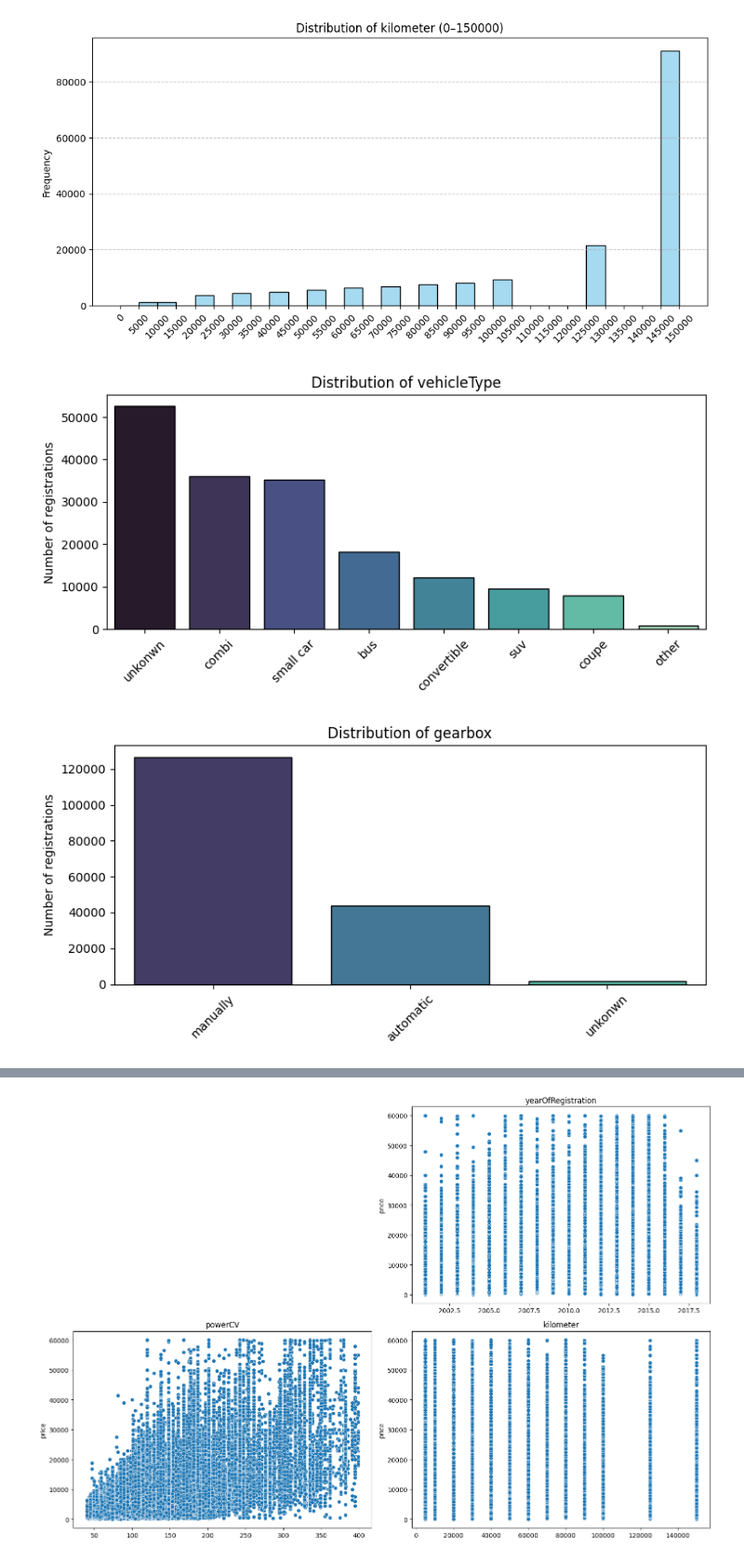
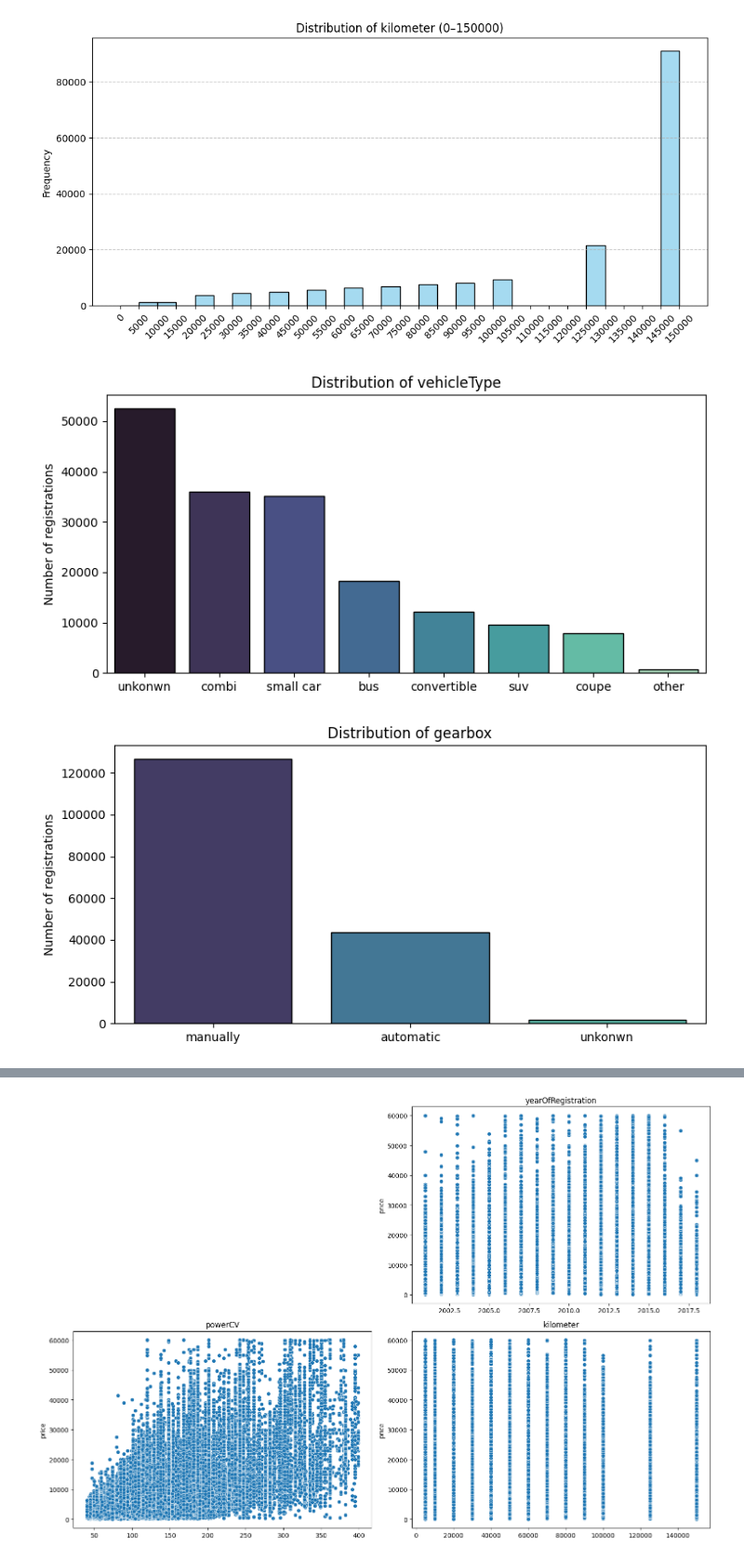
Before and after one commit to SupernovaIa/Project-ML-CarPricePrediction, a Jupyter notebook: notebook/02-Segmentation.ipynb, the cells around one changed output, grey strips where cells are left out. Shown at 93% size. Cells and saved outputs as stored; diff of their text form; code cells hidden in the pictures.

```diff
--- a/notebook/02-Segmentation.ipynb
+++ b/notebook/02-Segmentation.ipynb
@@ -92,11 +80,11 @@ plot_numeric_distribution(filtered_df, 0, 150000, 'kilometer', n = 5000)
 # %% [output]
 [figure]
 # %%
-plot_categoric_distribution(filtered_df, 'vehicleType')
+plot_categoric_distribution(filtered_df, 'vehicleType', rotation=0)
 # %% [output]
-[figure, old version]
+[figure, new version]
 # %%
-plot_categoric_distribution(filtered_df, 'gearbox')
+plot_categoric_distribution(filtered_df, 'gearbox', rotation=0)
 # %% [output]
-[figure, old version]
+[figure, new version]
 # %%
```
Also changed, not shown: parts of 36 cells of this notebook, 3 other files.
